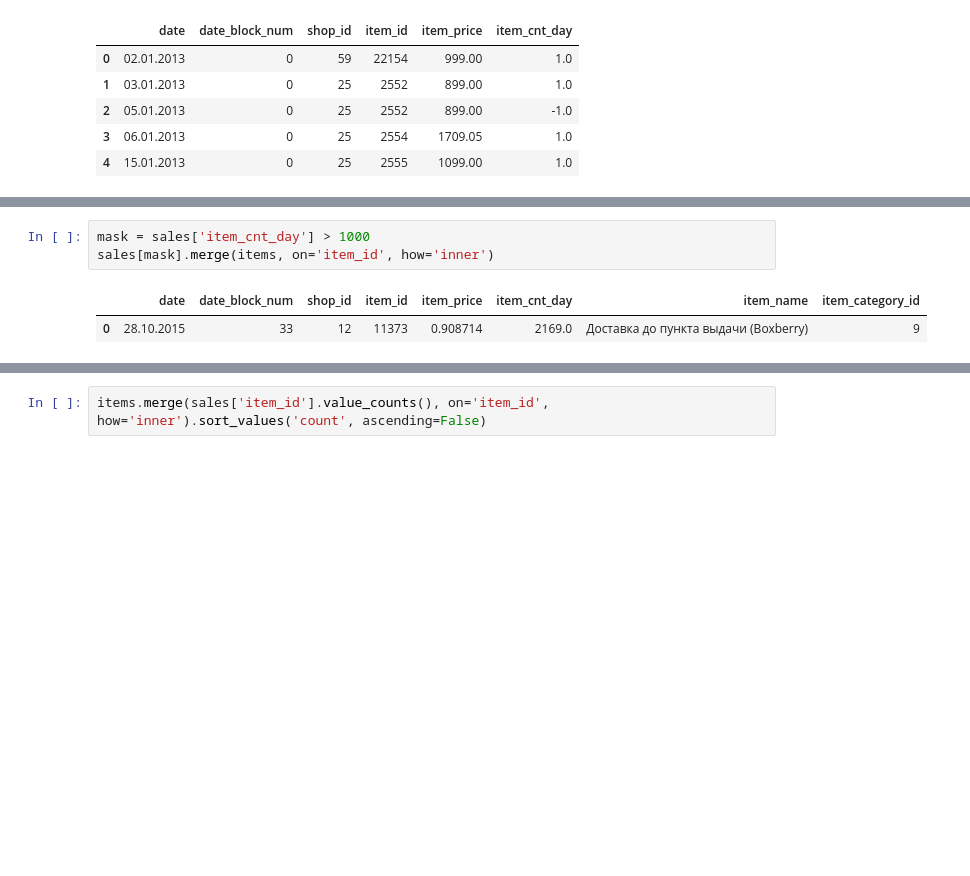
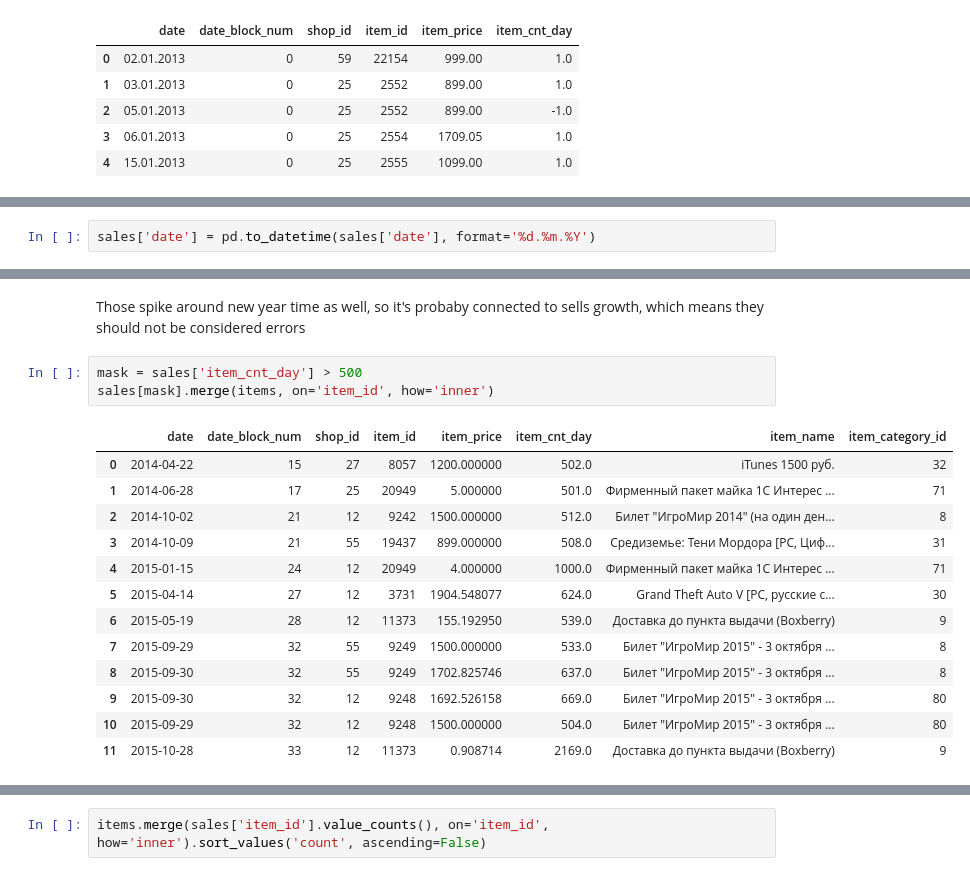
Before and after one commit to lopharb/ds_practice, a Jupyter notebook: dqc.ipynb, the cells around one changed output, grey strips where cells are left out. Drawn from its saved outputs; the diff is of its cells as text; blank space fills up the shorter version.

```diff
--- a/dqc.ipynb
+++ b/dqc.ipynb
@@ -69 +160,3 @@ Column item_cnt_day    has    0 empty values
+# %%
+sales['date'] = pd.to_datetime(sales['date'], format='%d.%m.%Y')
 # %%
@@ -114,6 +243,19 @@ monthly_sales
+# %% [markdown]
+Those spike around new year time as well, so it's probaby connected to sells growth, which means they should not be considered errors
 # %%
-mask = sales['item_cnt_day'] > 1000
+mask = sales['item_cnt_day'] > 500
 sales[mask].merge(items, on='item_id', how='inner')
 # %% [output]
 |  | date | date_block_num | shop_id | item_id | item_price | item_cnt_day | item_name | item_category_id |
-| 0 | 28.10.2015 | 33 | 12 | 11373 | 0.908714 | 2169.0 | Доставка до пункта выдачи (Boxberry) | 9 |
+| 0 | 2014-04-22 | 15 | 27 | 8057 | 1200.000000 | 502.0 | iTunes 1500 руб. | 32 |
+| 1 | 2014-06-28 | 17 | 25 | 20949 | 5.000000 | 501.0 | Фирменный пакет майка 1С Интерес ... | 71 |
+| 2 | 2014-10-02 | 21 | 12 | 9242 | 1500.000000 | 512.0 | Билет "ИгроМир 2014" (на один ден... | 8 |
+| 3 | 2014-10-09 | 21 | 55 | 19437 | 899.000000 | 508.0 | Средиземье: Тени Мордора [PC, Циф... | 31 |
+| 4 | 2015-01-15 | 24 | 12 | 20949 | 4.000000 | 1000.0 | Фирменный пакет майка 1С Интерес ... | 71 |
+| 5 | 2015-04-14 | 27 | 12 | 3731 | 1904.548077 | 624.0 | Grand Theft Auto V [PC, русские с... | 30 |
+| 6 | 2015-05-19 | 28 | 12 | 11373 | 155.192950 | 539.0 | Доставка до пункта выдачи (Boxberry) | 9 |
+| 7 | 2015-09-29 | 32 | 55 | 9249 | 1500.000000 | 533.0 | Билет "ИгроМир 2015" - 3 октября ... | 8 |
+| 8 | 2015-09-30 | 32 | 55 | 9249 | 1702.825746 | 637.0 | Билет "ИгроМир 2015" - 3 октября ... | 8 |
+| 9 | 2015-09-30 | 32 | 12 | 9248 | 1692.526158 | 669.0 | Билет "ИгроМир 2015" - 3 октября ... | 80 |
+| 10 | 2015-09-29 | 32 | 12 | 9248 | 1500.000000 | 504.0 | Билет "ИгроМир 2015" - 3 октября ... | 80 |
+| 11 | 2015-10-28 | 33 | 12 | 11373 | 0.908714 | 2169.0 | Доставка до пункта выдачи (Boxberry) | 9 |
```
Also changed, not shown: parts of 51 cells of this notebook.
